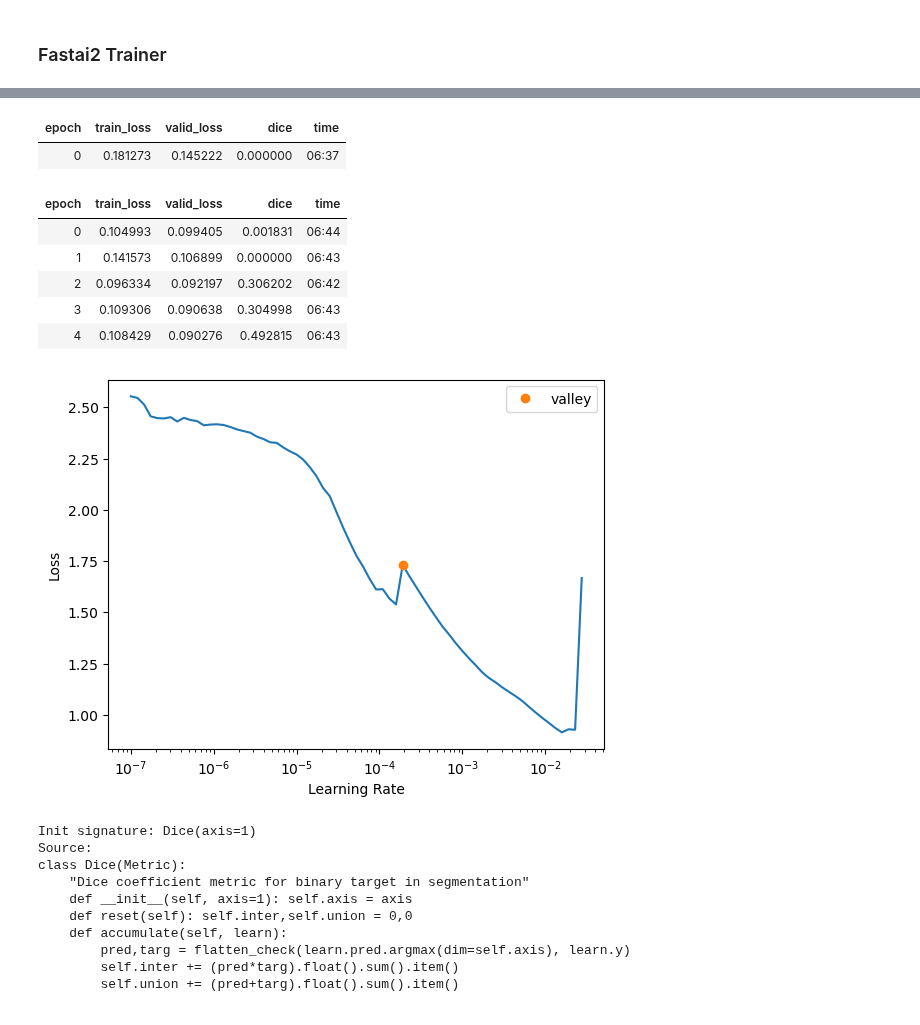
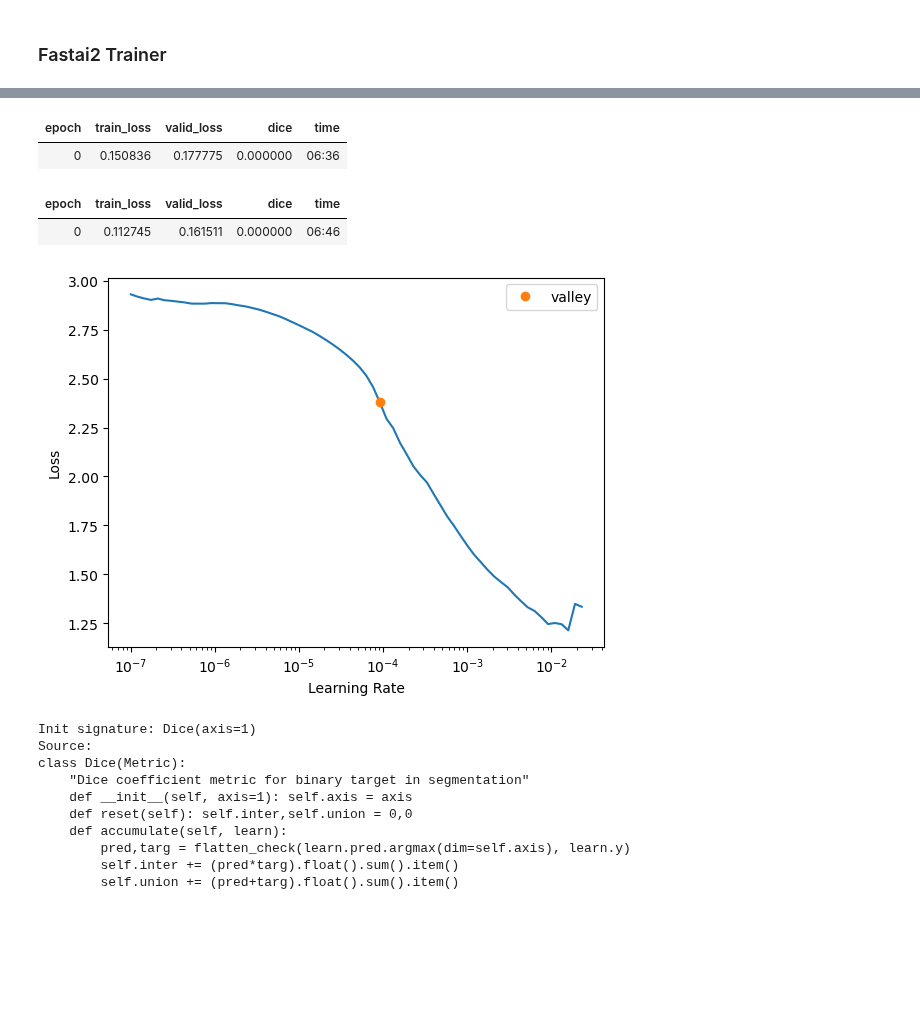
Before and after one commit to SkyTruth/cerulean-ml, a Jupyter notebook: notebooks/fastai2_unet_trainer_cv2.ipynb, the cells around one changed output, grey strips where cells are left out. Cells and saved outputs as stored; diff of their text form; code cells hidden in the pictures; blank space fills up the shorter version.

```diff
--- a/notebooks/fastai2_unet_trainer_cv2.ipynb
+++ b/notebooks/fastai2_unet_trainer_cv2.ipynb
@@ -25,7 +28,7 @@ size = 64  # Progressive resizing could happen here
 augs = aug_transforms(flip_vert=True, max_warp=0.1, size=size)
 class_map = {v: k for k, v in data.class_mapping_coco_inv.items()}
 class_ints = list(range(1, len(list(class_map.keys())[:-1]) + 1))
-parser = COCOMaskParser(annotations_filepath=f"{data_path}/tile-cerulean-v2-partial-with-context/instances_Tiled Cerulean Dataset V2.json", img_dir=f"{mount_path}/tile-cerulean-v2-partial-with-context/tiled_images")
+parser = COCOMaskParser(annotations_filepath=f"{mount_path}/tile-cerulean-v2-partial-with-context/instances_Tiled Cerulean Dataset V2.json", img_dir=f"{mount_path}/tile-cerulean-v2-partial-with-context/tiled_images")
 train_records, valid_records = parser.parse(autofix=False)
 # %% [markdown]
 ### Importing functions for returning an image sample and a semantic segmentation label for each sample
@@ -62,22 +65,18 @@ archs = {18: resnet18, 34: resnet34, 50: resnet50}
 # %%
 learn = unet_learner(dls, archs[arch], metrics=[Dice()], model_dir=experiment_dir, n_out = 7) # cbs=[MixedPrecision]
 
 lr = learn.lr_find()
 
 cbs = [TensorBoardCallback(projector=False, trace_model=False)]
 
-learn.fine_tune(5, 2e-4, cbs=cbs)#, cbs=SaveModelCallback(monitor='dice'))w
+learn.fine_tune(1, 2e-4, cbs=cbs)#, cbs=SaveModelCallback(monitor='dice'))w
 # %% [output]
 [interactive output not drawn]
 | epoch | train_loss | valid_loss | dice | time |
-| 0 | 0.181273 | 0.145222 | 0.000000 | 06:37 |
+| 0 | 0.150836 | 0.177775 | 0.000000 | 06:36 |
 | epoch | train_loss | valid_loss | dice | time |
-| 0 | 0.104993 | 0.099405 | 0.001831 | 06:44 |
-| 1 | 0.141573 | 0.106899 | 0.000000 | 06:43 |
-| 2 | 0.096334 | 0.092197 | 0.306202 | 06:42 |
-| 3 | 0.109306 | 0.090638 | 0.304998 | 06:43 |
-| 4 | 0.108429 | 0.090276 | 0.492815 | 06:43 |
+| 0 | 0.112745 | 0.161511 | 0.000000 | 06:46 |
-[figure, old version]
+[figure, new version]
 # %%
 Dice??
 # %% [output]
```
Also changed, not shown: parts of 6 cells of this notebook.
